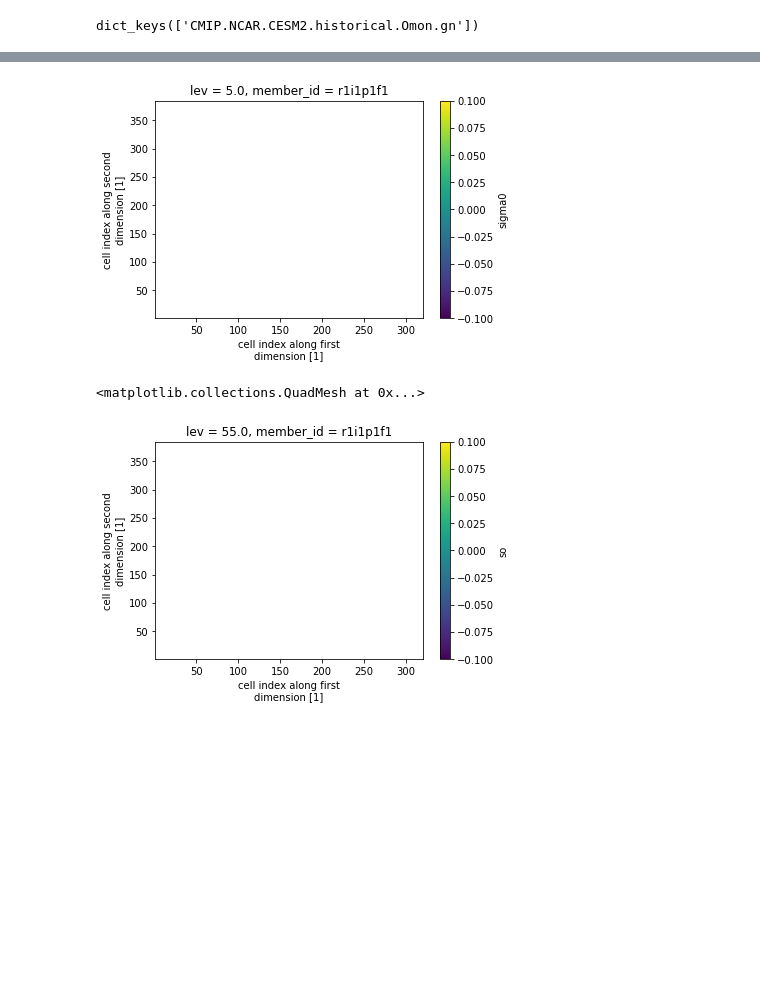
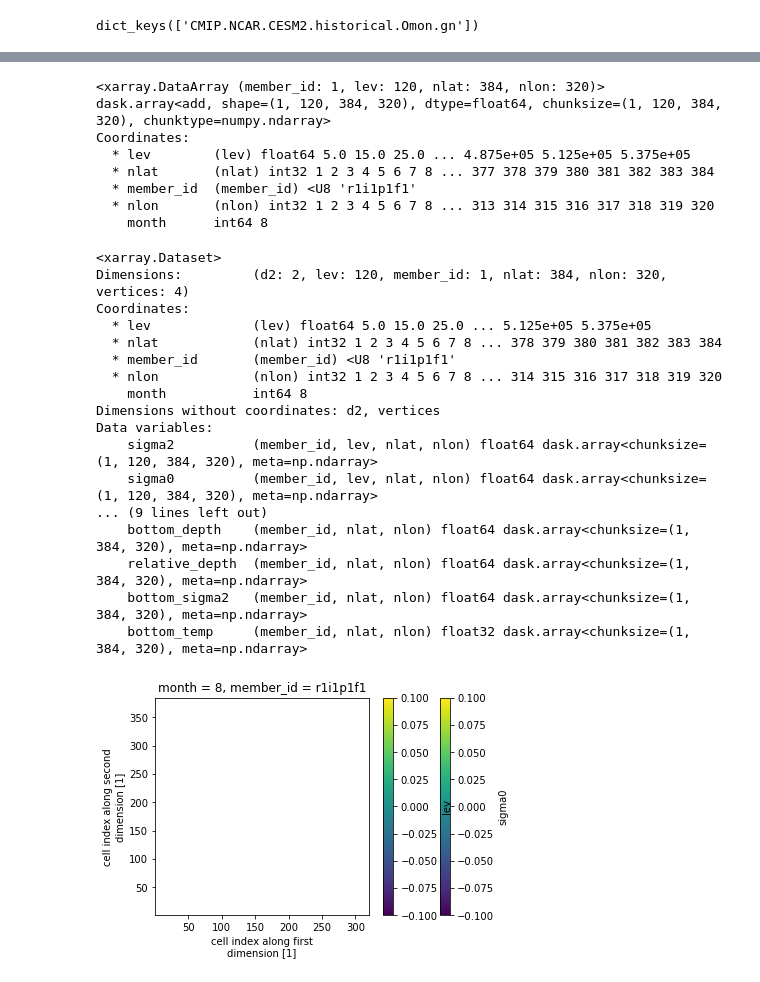
Before and after one commit to s-ragen/cmip6hack-so-project, a Jupyter notebook: notebooks/Untitled.ipynb, the cells around one changed output, grey strips where cells are left out. Drawn from its saved outputs; the diff is of its cells as text; code cells hidden in the pictures; blank space fills up the shorter version.

```diff
--- a/notebooks/Untitled.ipynb
+++ b/notebooks/Untitled.ipynb
@@ -49,6 +48,6 @@ cat.df
 # %%
-dset_dict = cat.to_dataset_dict(zarr_kwargs={'consolidated': True, 'decode_times': False},
-                                cdf_kwargs={'chunks': {}, 'decode_times': False})
+dset_dict = cat.to_dataset_dict(zarr_kwargs={'consolidated': True, 'decode_times': True},
+                                cdf_kwargs={'chunks': {}, 'decode_times': True})
 dset_dict.keys()
 # %% [output]
 --> The keys in the returned dictionary of datasets are constructed as follows:
@@ -58,0 +127,5 @@ dict_keys(['CMIP.NCAR.CESM2.historical.Omon.gn'])
+# %%
+ds = dset_dict['CMIP.NCAR.CESM2.historical.Omon.gn']
+cthetao = xr.apply_ufunc(gsw.CT_from_pt, ds.so, ds.thetao, dask='parallelized',
+                                             output_dtypes=[float,]).rename('cthetao').to_dataset()
+print(cthetao.cthetao)
@@ -59,8 +141,7 @@ dict_keys(['CMIP.NCAR.CESM2.historical.Omon.gn'])
 # %%
 def calc_mld(ds):
-    # getting time slice and selecting Augusts
-    ds = ds.isel(time=slice((1986-1850)*nm,(2006-1850)*nm))
-    ds = ds.isel(time=np.arange(7,20*nm,nm)).mean(dim='time')
+    # select time range and get August values
+    ds = ds.sel(time=slice('1986', '2005')).groupby('time.month').mean().sel(month=8)
 
     # Make depth/lev coordinate uniform in name
     if 'depth' in ds:
@@ -77,31 +158,77 @@ def calc_mld(ds):
 
     # using sigma0 here to calculate mixed layer depth
     sigma0=xr.apply_ufunc(gsw.density.sigma0,ds.so, ds.cthetao, dask='parallelized',
                         output_dtypes=[float, ]).rename('sigma0').to_dataset()
     ds = xr.merge([sigma0, ds])
 
     # Interpolate potential density
     dsi = ds.sigma0.interp(lev=np.linspace(0,20,21))
     surf_dens = dsi.sel(lev = 10)
 
     ds.sigma0.isel(lev=0).plot()
 
     # calculate sigma2
     sigma2=xr.apply_ufunc(gsw.density.sigma2,ds.so, ds.cthetao, dask='parallelized',
                         output_dtypes=[float, ]).rename('sigma2').to_dataset()
     ds = xr.merge([sigma2, ds])
 
     # Calculate mixed layer depth based on density difference from 10m
     dens_diff = ds.sigma0 - surf_dens
     dens_diff = dens_diff.where(dens_diff > 0.03)
     mld = dens_diff.lev.where(dens_diff==dens_diff.min(['lev'])).max(['lev'])
 
     #dens_diff.isel(lev=0).plot()
+    # add mld to dataset
+    ds['mld'] = mld
+
+    # find depth of bottom
+    test = ds.sigma0 + ds.lev
+    print(test)
+    bottom_depth = ds.lev.where(test == test.max(dim='lev')).max(dim='lev')
+    bottom_depth.plot()
+    #add to dataset
+    ds['bottom_depth'] = bottom_depth
+    ds['relative_depth'] = mld/bottom_depth
+
+    # find bottom potential density referenced to 2000m and temperature
+    bottom_sigma2 = ds.sigma2.where(test == test.max(['lev'])).max(dim='lev')
+    #print(bottom_sigma2)
+    ds['bottom_sigma2'] = bottom_sigma2
+
+    bottom_temp = ds.thetao.where(test == test.max(['lev'])).max(dim='lev')
+    ds['bottom_temp'] = bottom_temp
+
+    print(ds)
 
     return ds
 
 
 for i in dset_dict:
      newds = calc_mld(dset_dict[i])
 # %% [output]
+<xarray.DataArray (member_id: 1, lev: 120, nlat: 384, nlon: 320)>
+dask.array<add, shape=(1, 120, 384, 320), dtype=float64, chunksize=(1, 120, 384, 320), chunktype=numpy.ndarray>
+Coordinates:
+  * lev        (lev) float64 5.0 15.0 25.0 ... 4.875e+05 5.125e+05 5.375e+05
+  * nlat       (nlat) int32 1 2 3 4 5 6 7 8 ... 377 378 379 380 381 382 383 384
+  * member_id  (member_id) <U8 'r1i1p1f1'
+  * nlon       (nlon) int32 1 2 3 4 5 6 7 8 ... 313 314 315 316 317 318 319 320
+    month      int64 8
+<xarray.Dataset>
+Dimensions:         (d2: 2, lev: 120, member_id: 1, nlat: 384, nlon: 320, vertices: 4)
+Coordinates:
+  * lev             (lev) float64 5.0 15.0 25.0 ... 5.125e+05 5.375e+05
+  * nlat            (nlat) int32 1 2 3 4 5 6 7 8 ... 378 379 380 381 382 383 384
+  * member_id       (member_id) <U8 'r1i1p1f1'
+  * nlon            (nlon) int32 1 2 3 4 5 6 7 8 ... 314 315 316 317 318 319 320
+    month           int64 8
+Dimensions without coordinates: d2, vertices
+Data variables:
+    sigma2          (member_id, lev, nlat, nlon) float64 dask.array<chunksize=(1, 120, 384, 320), meta=np.ndarray>
+    sigma0          (member_id, lev, nlat, nlon) float64 dask.array<chunksize=(1, 120, 384, 320), meta=np.ndarray>
+... (9 lines left out)
+    bottom_depth    (member_id, nlat, nlon) float64 dask.array<chunksize=(1, 384, 320), meta=np.ndarray>
+    relative_depth  (member_id, nlat, nlon) float64 dask.array<chunksize=(1, 384, 320), meta=np.ndarray>
+    bottom_sigma2   (member_id, nlat, nlon) float64 dask.array<chunksize=(1, 384, 320), meta=np.ndarray>
+    bottom_temp     (member_id, nlat, nlon) float32 dask.array<chunksize=(1, 384, 320), meta=np.ndarray>
-[figure, old version]
+[figure, new version]
@@ -131,8 +234,0 @@ for i in dset_dict:
-# %%
-# for i in dset_dict:
-#      newds = calc_mld(dset_dict[i])
-
-newds.so.isel(lev=5).plot()
-# %% [output]
-<matplotlib.collections.QuadMesh at 0x...>
-[figure, removed]
```
Also changed, not shown: parts of 10 cells of this notebook, 2 other files.
